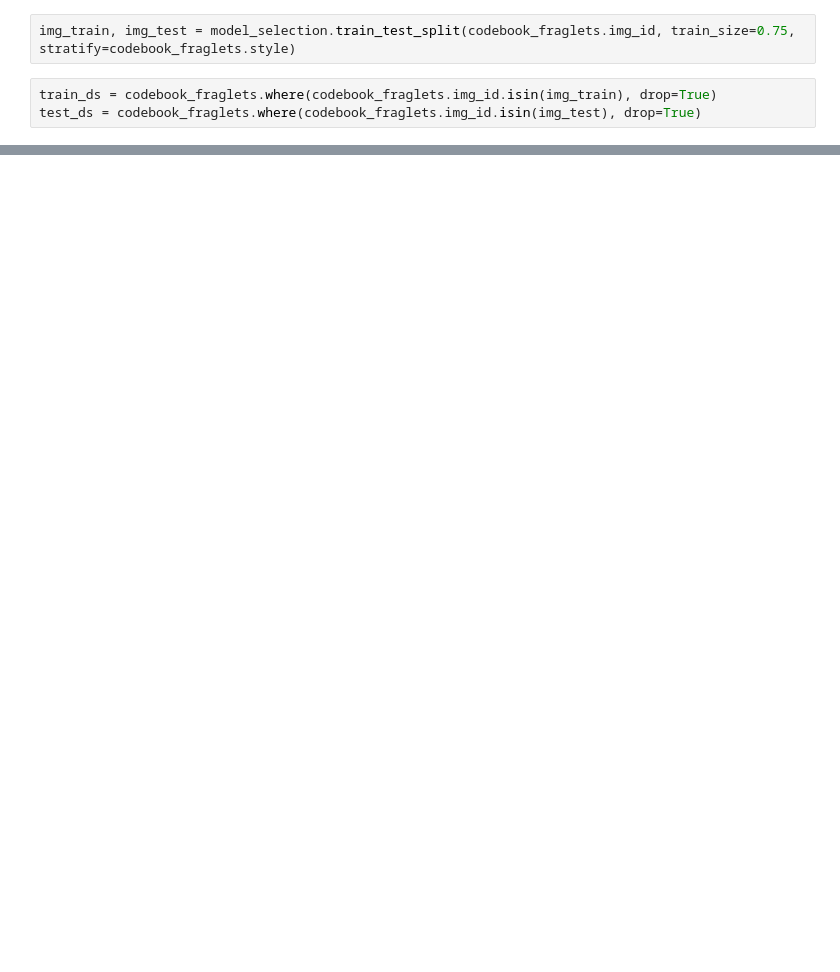
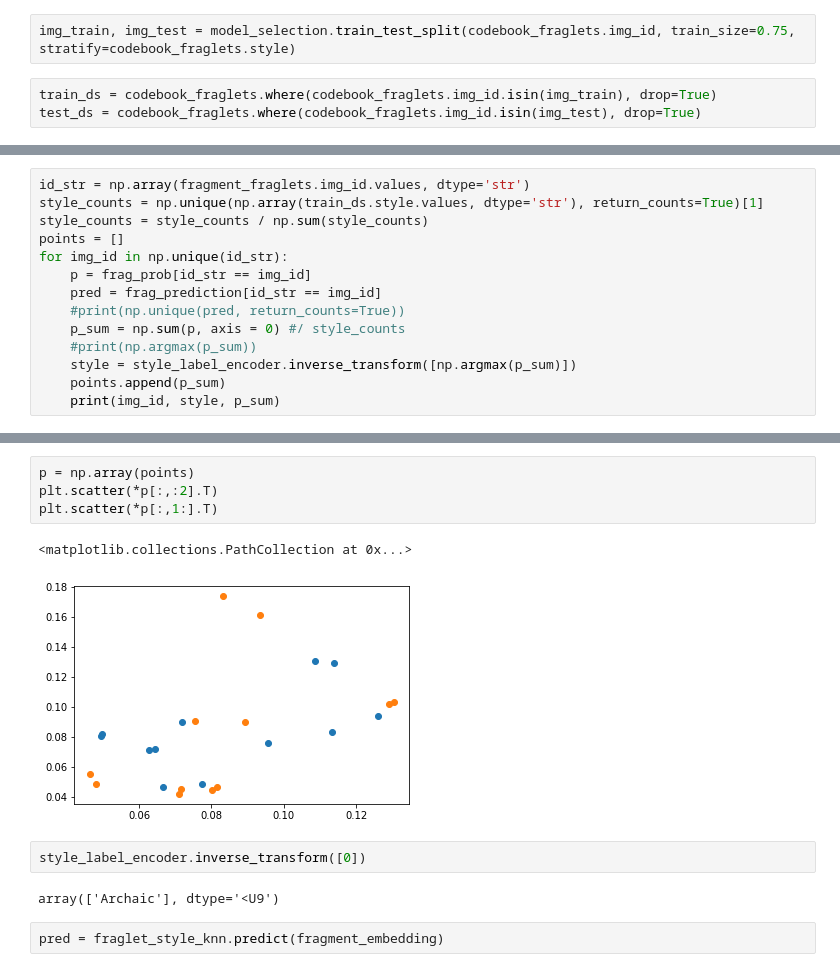
Before and after one commit to rikvegter/handwriting_recognition, a Jupyter notebook: style/scripts/classify.ipynb, the cells around one changed output, grey strips where cells are left out. Saved outputs shown, nothing was run; the diff lists cells and outputs as text; blank space fills up the shorter version.

```diff
--- a/style/scripts/classify.ipynb
+++ b/style/scripts/classify.ipynb
@@ -99,0 +171,14 @@ array([[10, 11,  9],
+# %%
+id_str = np.array(fragment_fraglets.img_id.values, dtype='str')
+style_counts = np.unique(np.array(train_ds.style.values, dtype='str'), return_counts=True)[1]
+style_counts = style_counts / np.sum(style_counts)
+points = []
+for img_id in np.unique(id_str):
+    p = frag_prob[id_str == img_id]
+    pred = frag_prediction[id_str == img_id]
+    #print(np.unique(pred, return_counts=True))
+    p_sum = np.sum(p, axis = 0) #/ style_counts
+    #print(np.argmax(p_sum))
+    style = style_label_encoder.inverse_transform([np.argmax(p_sum)])
+    points.append(p_sum)
+    print(img_id, style, p_sum)
@@ -99,0 +198,13 @@ array([[10, 11,  9],
+# %%
+p = np.array(points)
+plt.scatter(*p[:,:2].T)
+plt.scatter(*p[:,1:].T)
+# %% [output]
+<matplotlib.collections.PathCollection at 0x...>
+[figure, added]
+# %%
+style_label_encoder.inverse_transform([0])
+# %% [output]
+array(['Archaic'], dtype='<U9')
+# %%
+pred = fraglet_style_knn.predict(fragment_embedding)
```
Also changed, not shown: parts of 25 cells of this notebook, 3 other files.
